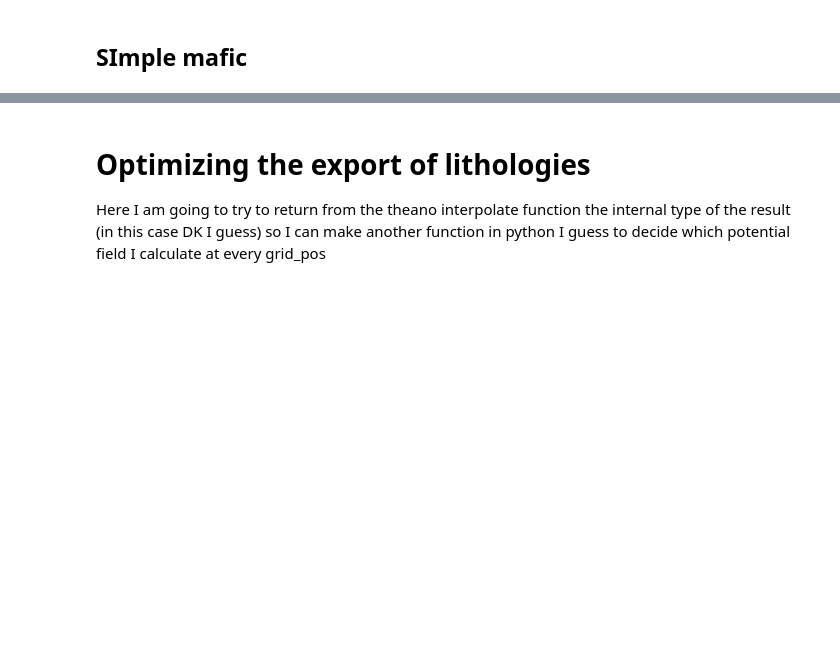
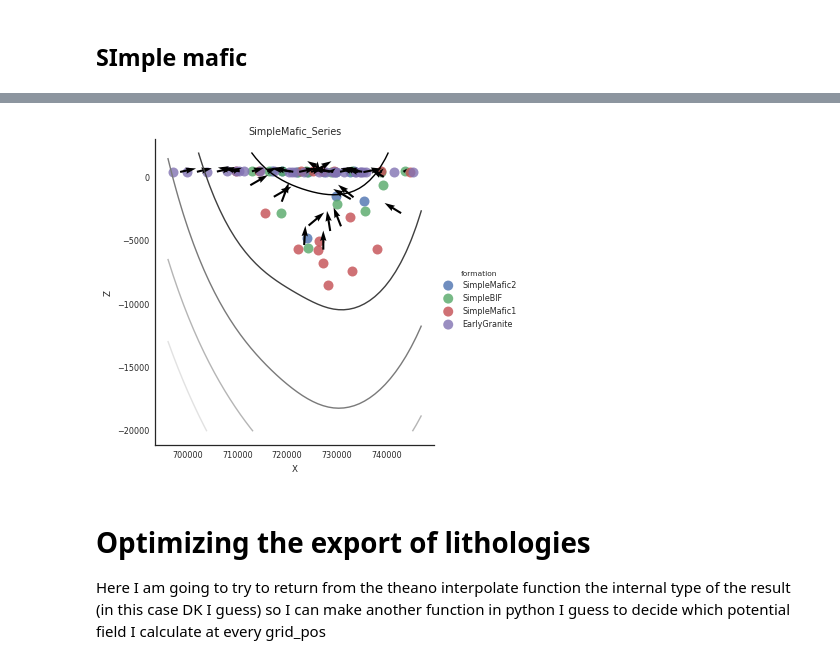
Before and after one commit to Leguark/GeMpy, a Jupyter notebook: Prototype Notebook/Sandstone Project.ipynb, the cells around one changed output, grey strips where cells are left out. Saved outputs shown, nothing was run; the diff lists cells and outputs as text; code cells hidden in the pictures; blank space fills up the shorter version.

```diff
--- a/Prototype Notebook/Sandstone Project.ipynb
+++ b/Prototype Notebook/Sandstone Project.ipynb
@@ -167,3 +90,7 @@ Warning: Cannot change to a different GUI toolkit: qt4. Using notebook instead.
+# %%
+sandstone.Plot.plot_potential_field(10, n_pf=2)
+# %% [output]
+[figure, added]
 # %% [markdown]
 # Optimizing the export of lithologies
 
```
Also changed, not shown: parts of 30 cells of this notebook, 3 other files.
